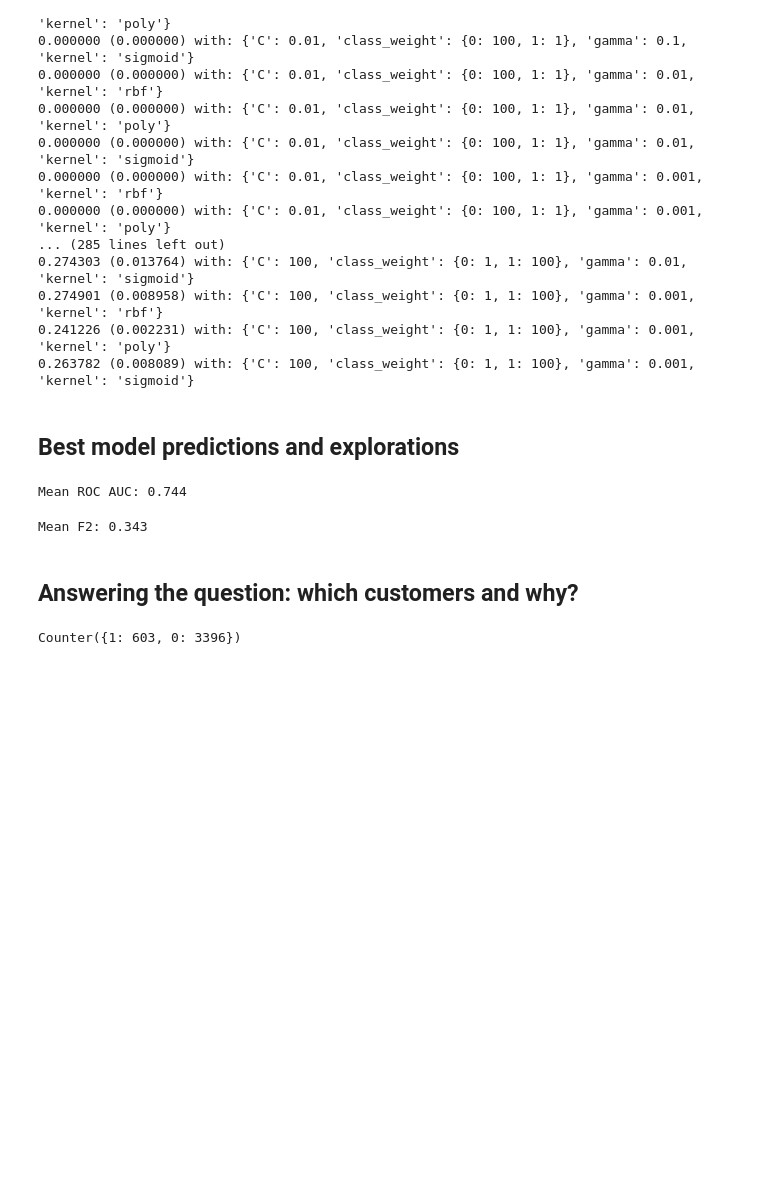
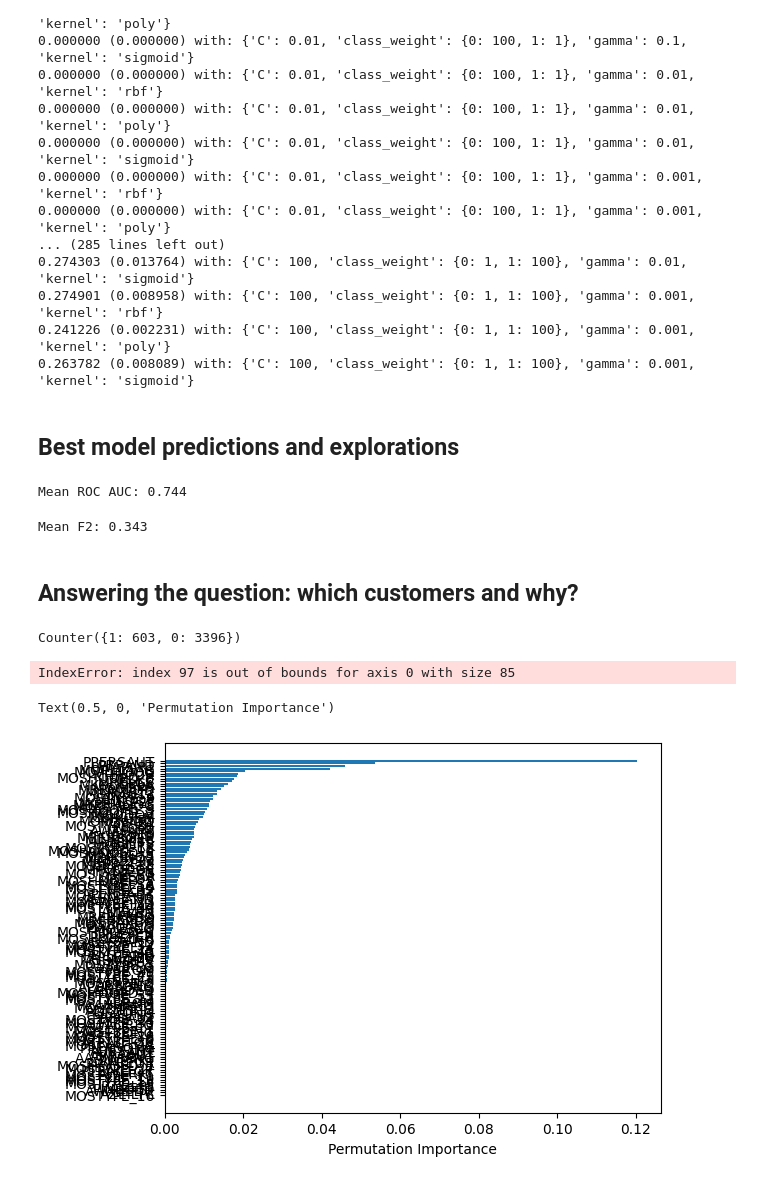
Before and after one commit to TamaraAtanasoska/IDA-Final-Project, a Jupyter notebook: project.ipynb, the cells around one changed output. Cells and saved outputs as stored; diff of their text form; code cells hidden in the pictures; blank space fills up the shorter version.

```diff
--- a/project.ipynb
+++ b/project.ipynb
@@ -726,9 +726,6 @@ from sklearn.inspection import permutation_importance
 %matplotlib inline
 
 perm_importance = permutation_importance(best_model, df_test_normal, y_pred)
-
-features = np.array(df.columns)
-
 sorted_idx = perm_importance.importances_mean.argsort()
-plt.barh(features[sorted_idx], perm_importance.importances_mean[sorted_idx])
-plt.xlabel("Permutation Importance")
+# %% [output]
+IndexError: index 97 is out of bounds for axis 0 with size 85
@@ -737,0 +732,8 @@ plt.xlabel("Permutation Importance")
+# %%
+features = np.array(one_hot_df_test.columns)
+
+plt.barh(features[sorted_idx], perm_importance.importances_mean[sorted_idx])
+plt.xlabel("Permutation Importance")
+# %% [output]
+Text(0.5, 0, 'Permutation Importance')
+[figure, added]
```
Also changed, not shown: parts of 2 cells of this notebook, 1 other file.
